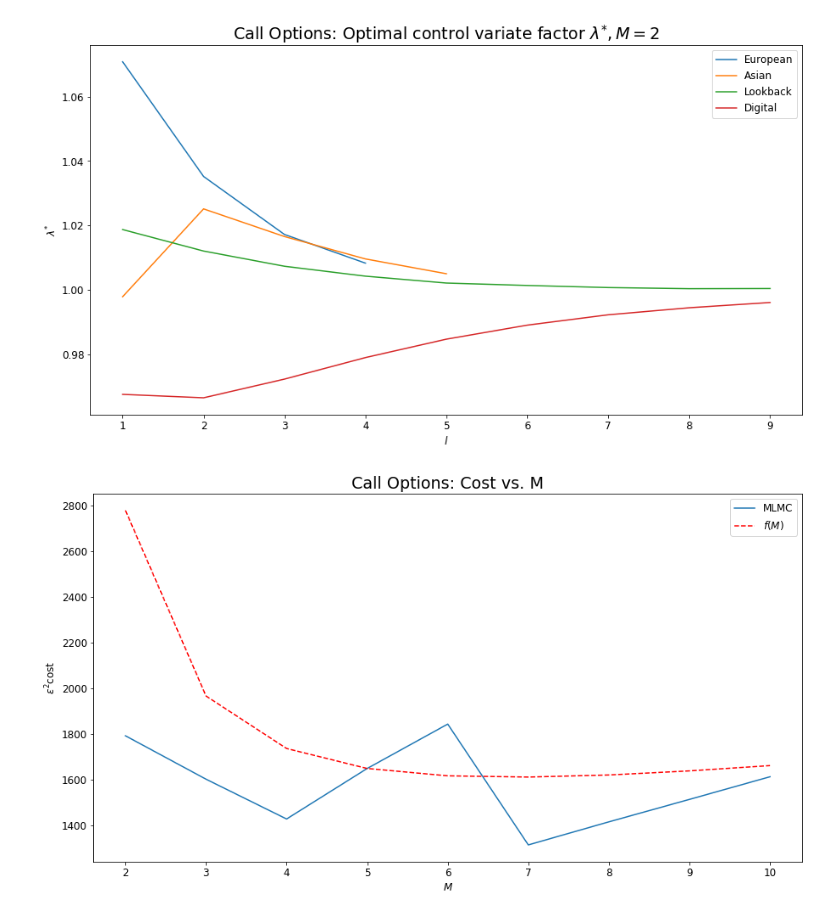
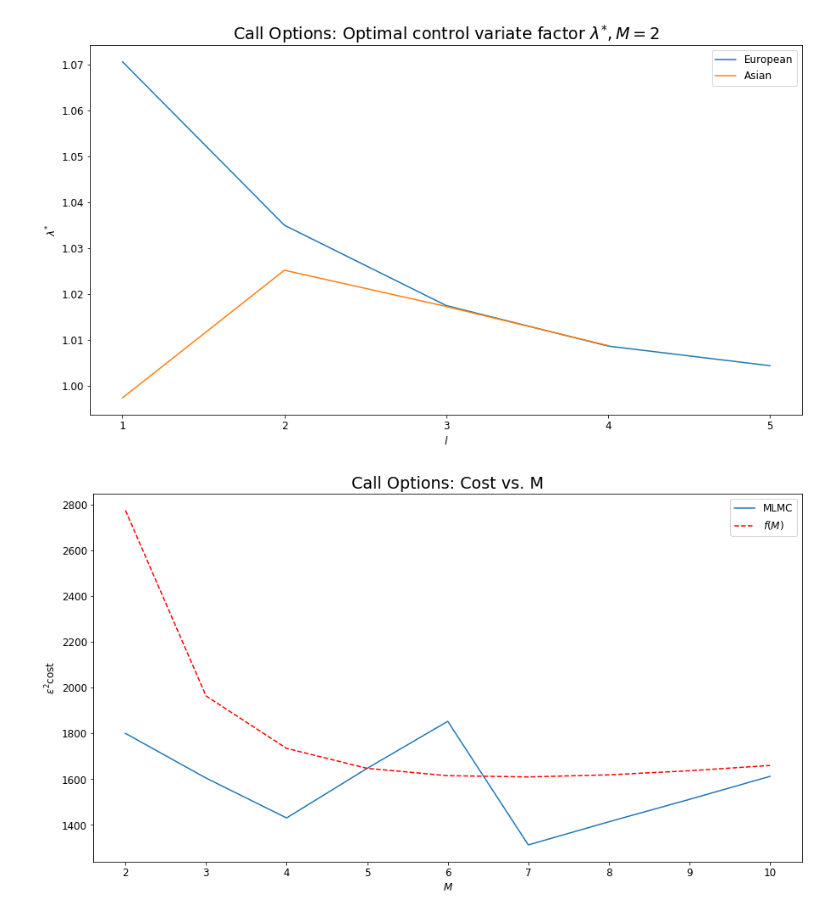
Before and after one commit to mckeownish/Multilevel_MC_SDEs, a Jupyter notebook: wip.ipynb, the cells around one changed output. Drawn from its saved outputs; the diff is of its cells as text; code cells hidden in the pictures.

```diff
--- a/wip.ipynb
+++ b/wip.ipynb
@@ -11,4 +11,24 @@ plt.rcParams.update({'xtick.labelsize': 12})
 plt.rcParams.update({'ytick.labelsize': 12})
 plt.rcParams.update({'legend.fontsize': 12})
 plt.rcParams.update({'figure.figsize': (15,8)})
+# %%
+class CallType(object):
+    def __init__(self, name, eps, M):
+        self.name = name
+        self.eps = eps
+        self.M = M
+        self.L = 2
+        self.X0 = 100
+        self.K = 100
+        self.T = 1
+
+class Params():
+    def __init__(self):
+        self.r = 0.05
+        self.sig = 0.2
+        self.beta = 0.5826
+
+
+def calc_variance(X_squared,X,N):
+    return (X_squared/N)-(X/N)**2
 # %%
@@ -259,23 +187,23 @@ def mlmc(payoff,calltype,N0=10**3,**kwargs):
 
     return sums,N
 # %%
-call_types = [CallType("European",0.01,2), CallType("Asian",0.01,2), CallType("Lookback",0.01,2), CallType("Digital",0.01,2)]
+call_types = [CallType("European",0.01,2), CallType2("Asian",0.01,2)]
 
 for call_type in call_types:
     sums, N = mlmc(calc_option, call_type)
     Vg = sums[5,:]/N-(sums[4,:]/N)**2
     lam = ((sums[6,:]/N)-(sums[2,:]/N)*(sums[4,:]/N))/Vg
     plt.plot(range(len(N)),lam,label=call_type.name)
 
 plt.xlabel('$l$')
 plt.ylabel('$\lambda^{*}$')
 plt.gca().xaxis.set_major_locator(ticker.MaxNLocator(integer=True))
 plt.title('Call Options: Optimal control variate factor $\lambda^{*}, M=2$');
 plt.savefig('lambdaCallOptions')
 plt.legend()
 plt.show()
 # %% [output]
-[figure, old version]
+[figure, new version]
 # %%
 M=np.arange(2,11,1)
 cost_mlmc=[]
```
Also changed, not shown: parts of 5 cells of this notebook, 2 other files.
